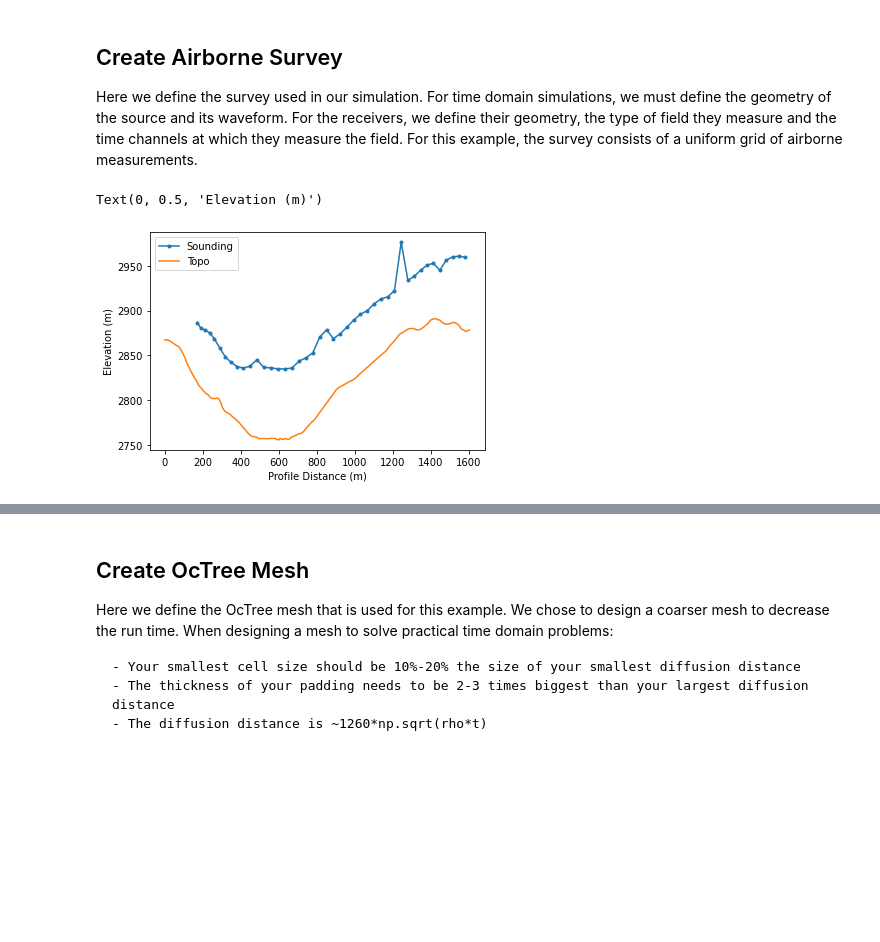
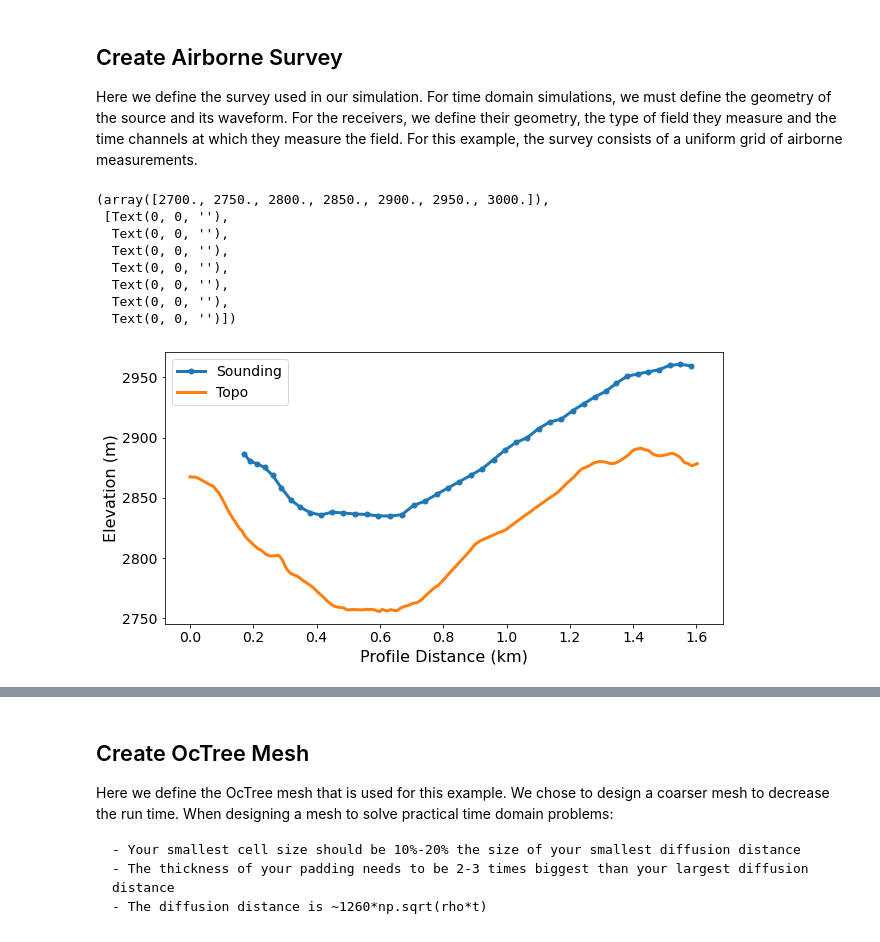
Before and after one commit to ammilten/AEMFaultMonteCarlo, a Jupyter notebook: SimPEG Example.ipynb, the cells around one changed output, grey strips where cells are left out. Drawn from its saved outputs; the diff is of its cells as text; code cells hidden in the pictures; blank space fills up the shorter version.

```diff
--- a/SimPEG Example.ipynb
+++ b/SimPEG Example.ipynb
@@ -63,13 +63,13 @@ Here we define surface topography as an (N, 3) numpy array. Topography could
 also be loaded from a file. Here we define flat topography, however more
 complex topographies can be considered.
 # %%
-efile = '../data/PH-2018-eloc.txt'
+efile = 'data/PH-2018-eloc.txt'
 eloc = pd.read_csv(efile,sep='\t',header=None)
 x = eloc.values[:,1]
 z = eloc.values[:,3]
 
 y0 = 100
-ny = 11
+ny = 3
 y = np.linspace(-y0, y0, ny)
 yy = np.repeat(y[:,np.newaxis],x.shape[0],axis=1)
 xx = np.repeat(x[:,np.newaxis],ny,axis=1).T
@@ -95,13 +95,13 @@ Here, we consider a trapezoidal waveform, which consists of a
 linear ramp-on followed by a linear ramp-off. For each waveform, it
 is important you are cognizant of the off time!!!
 # %%
-wfile = '../data/waveform.txt'
-tfile = '../data/time_gates.txt'
+wfile = 'data/waveform.txt'
+tfile = 'data/time_gates.txt'
 wave = pd.read_csv(wfile,sep=' ')
 timegates = pd.read_csv(tfile,sep='   ')
 
 def wave_function(t):
-    wfile = '../data/waveform.txt'
+    wfile = 'data/waveform.txt'
     wave = pd.read_csv(wfile,sep=' ')
     if t < wave.Time.values[0] or t > wave.Time.values[wave.Time.values.shape[0]-1]:
         val = 0
@@ -133,14 +133,14 @@ the receivers, we define their geometry, the type of field they measure and
 the time channels at which they measure the field. For this example,
 the survey consists of a uniform grid of airborne measurements.
 # %%
-dfile = '../data/RawAEMData.csv'
+dfile = 'data/RawAEMData.csv'
 dat = pd.read_csv(dfile)
 lines = np.unique(dat.LINE)
 k=9
 dat2 = dat[dat.LINE == lines[k]]
 
-efile = '../data/Cross-PH.txt'
-efile2 = '../data/PH-2018-eloc.txt'
+efile = 'data/Cross-PH.txt'
+efile2 = 'data/PH-2018-eloc.txt'
 ert = pd.read_csv(efile, sep='\t')
 ert2 = pd.read_csv(efile2,sep='\t',header=None)
 
@@ -153,7 +153,11 @@ Yaem = reg.predict(Xaem)
 xtx = Yaem[Yaem <= Yert[Yert.shape[0]-1]]
 ytx = np.zeros(xtx.shape)
 ztx = dat2.ALT.values[Yaem <= Yert[Yert.shape[0]-1]] + dat2.TOPO.values[Yaem <= Yert[Yert.shape[0]-1]]
-
+ztx[4] = (ztx[3]+ztx[5])/2
+ztx[10] = (ztx[9]+ztx[11])/2
+ztx[21] = ztx[20] + (ztx[23]-ztx[20])/(xtx[23]-xtx[20])*(xtx[21]-xtx[20])
+ztx[22] = ztx[20] + (ztx[23]-ztx[20])/(xtx[23]-xtx[20])*(xtx[22]-xtx[20])
+ztx[31] = (ztx[32]+ztx[30])/2
 # xtx = Yaem
 # ytx = np.zeros(xtx.shape)
 # ztx = dat2.ALT.values
@@ -162,43 +166,49 @@ ztx = dat2.ALT.values[Yaem <= Yert[Yert.shape[0]-1]] + dat2.TOPO.values[Yaem <=
 # ytx = np.zeros(xtx.shape)
 # ztx = dat2.ALT.values[0:2]
 
-xrx = xtx
-yrx = ytx
-zrx = ztx
-
 source_locations = np.c_[mkvc(xtx), mkvc(ytx), mkvc(ztx)]
-receiver_locations = np.c_[mkvc(xrx), mkvc(yrx), mkvc(zrx)]
+receiver_locations = source_locations
 
 time_channels = timegates.Gatecenter.values
 source_list = []  # Create empty list to store sources
 for ii in range(xtx.shape[0]):
 
     # Here we define receivers that measure the h-field in A/m
     dbzdt_receiver = tdem.receivers.PointMagneticFluxTimeDerivative(
         receiver_locations[ii, :], time_channels, "z"
     )
     receivers_list = [
         dbzdt_receiver
     ]  # Make a list containing all receivers even if just one
 
     # Must define the transmitter properties and associated receivers
     source_list.append(
         tdem.sources.MagDipole(
             receivers_list,
             location=source_locations[ii],
             waveform=waveform,
             moment=1.0,
             orientation="z",
         )
     )
 
 survey = tdem.Survey(source_list)
 
-plt.plot(xtx,ztx,'.-',label='Sounding')
-plt.plot(topo_xyz[:,0],topo_xyz[:,2],label='Topo')
-plt.legend()
-plt.xlabel('Profile Distance (m)')
-plt.ylabel('Elevation (m)')
+plt.figure(figsize=(10,5))
+plt.plot(xtx/1000,ztx,'.-',label='Sounding',linewidth=3,markersize=10)
+plt.plot(topo_xyz[:,0]/1000,topo_xyz[:,2],label='Topo',linewidth=3)
+plt.legend(fontsize=14)
+plt.xlabel('Profile Distance (km)',fontsize=16)
+plt.ylabel('Elevation (m)',fontsize=16)
+plt.xticks(fontsize=14)
+plt.yticks(fontsize=14)
 # %% [output]
-Text(0, 0.5, 'Elevation (m)')
+(array([2700., 2750., 2800., 2850., 2900., 2950., 3000.]),
+ [Text(0, 0, ''),
+  Text(0, 0, ''),
+  Text(0, 0, ''),
+  Text(0, 0, ''),
+  Text(0, 0, ''),
+  Text(0, 0, ''),
+  Text(0, 0, '')])
-[figure, old version]
+[figure, new version]
```
Also changed, not shown: parts of 10 cells of this notebook, 1 other file.
